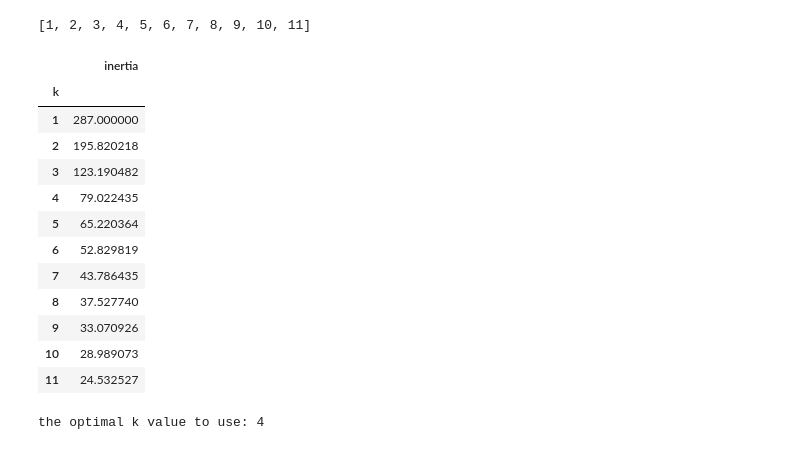
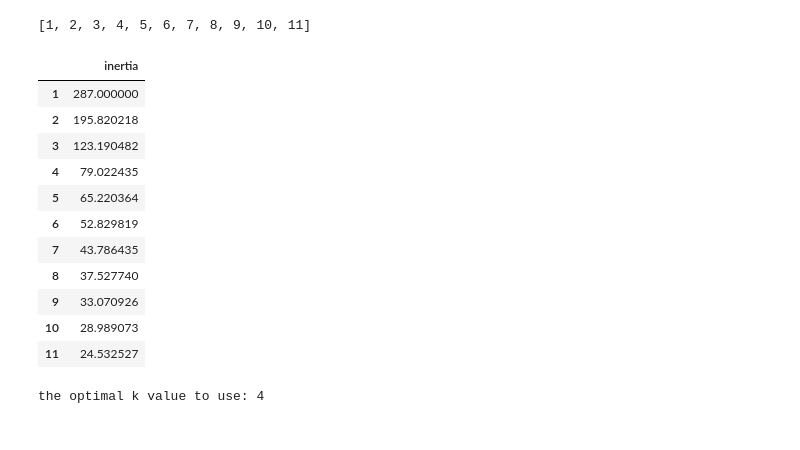
Before and after one commit to kendraliu/Crypto-Clustering, a Jupyter notebook: CryptoClustering.ipynb, the cells around one changed output. Saved outputs shown, nothing was run; the diff lists cells and outputs as text; code cells hidden in the pictures.

```diff
--- a/CryptoClustering.ipynb
+++ b/CryptoClustering.ipynb
@@ -129,11 +126,11 @@ for i in k:
     kModel.fit(standardizedMarketData)
     inertia.append(kModel.inertia_)
 # %%
-elbowData = pd.DataFrame({"inertia" : inertia}, index=elbowData["k"])
+elbowData = pd.DataFrame({"inertia" : inertia})
+elbowData.index = k
 elbowData
 # %% [output]
 |  | inertia |
-| k |  |
 | 1 | 287.000000 |
 | 2 | 195.820218 |
 | 3 | 123.190482 |
```
Also changed, not shown: parts of 38 cells of this notebook.
